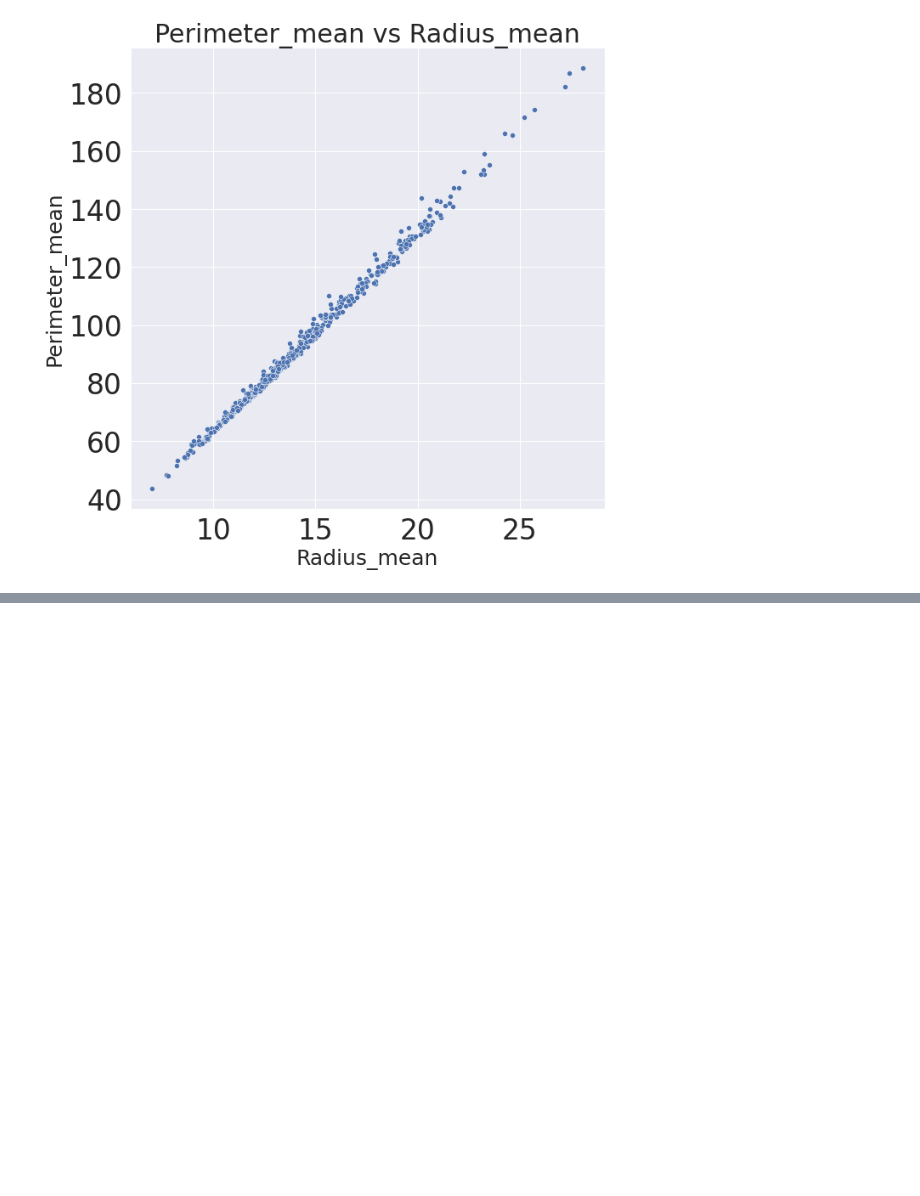
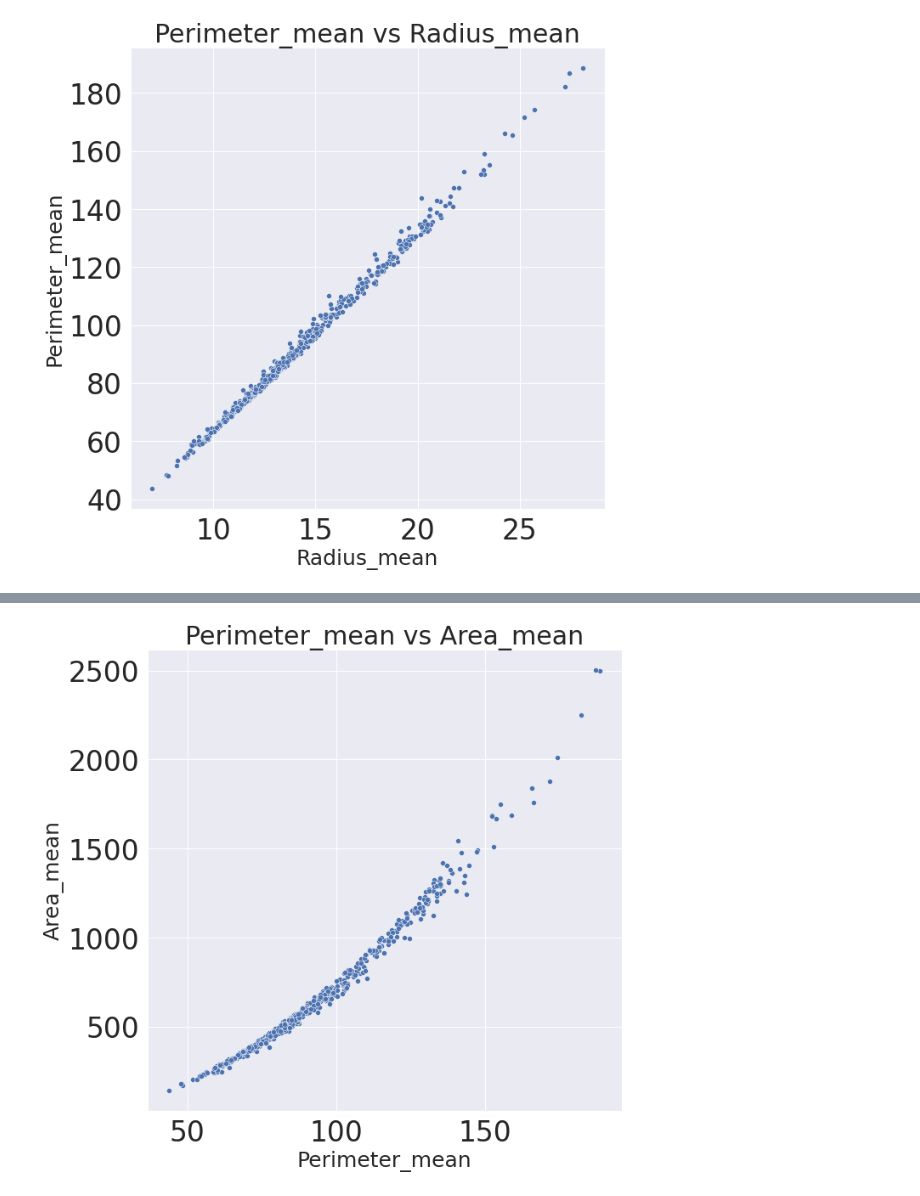
Before and after one commit to brojas12/Group_Project_4, a Jupyter notebook: Breast_Cancer_ML_Model.ipynb, the cells around one changed output, grey strips where cells are left out. Saved outputs shown, nothing was run; the diff lists cells and outputs as text; code cells hidden in the pictures; blank space fills up the shorter version.

```diff
--- a/Breast_Cancer_ML_Model.ipynb
+++ b/Breast_Cancer_ML_Model.ipynb
@@ -307,0 +398,19 @@ plt.show()
+# %%
+# Perimeter_mean vs Area_mean
+
+
+#scatter plot
+fig, ax = plt.subplots(figsize=(10,10))
+
+#scatter plot Perimeter_mean vs Area_mean
+axes = sns.scatterplot(data = Breast_cancer_df, x = "perimeter_mean", y= "area_mean")
+
+axes.set_title('Perimeter_mean vs Area_mean', fontsize = 30)
+
+axes.set_xlabel("Perimeter_mean", fontsize = 25)
+axes.set_ylabel("Area_mean", fontsize = 25)
+
+
+plt.show()
+# %% [output]
+[figure, added]
```
Also changed, not shown: parts of 13 cells of this notebook.
